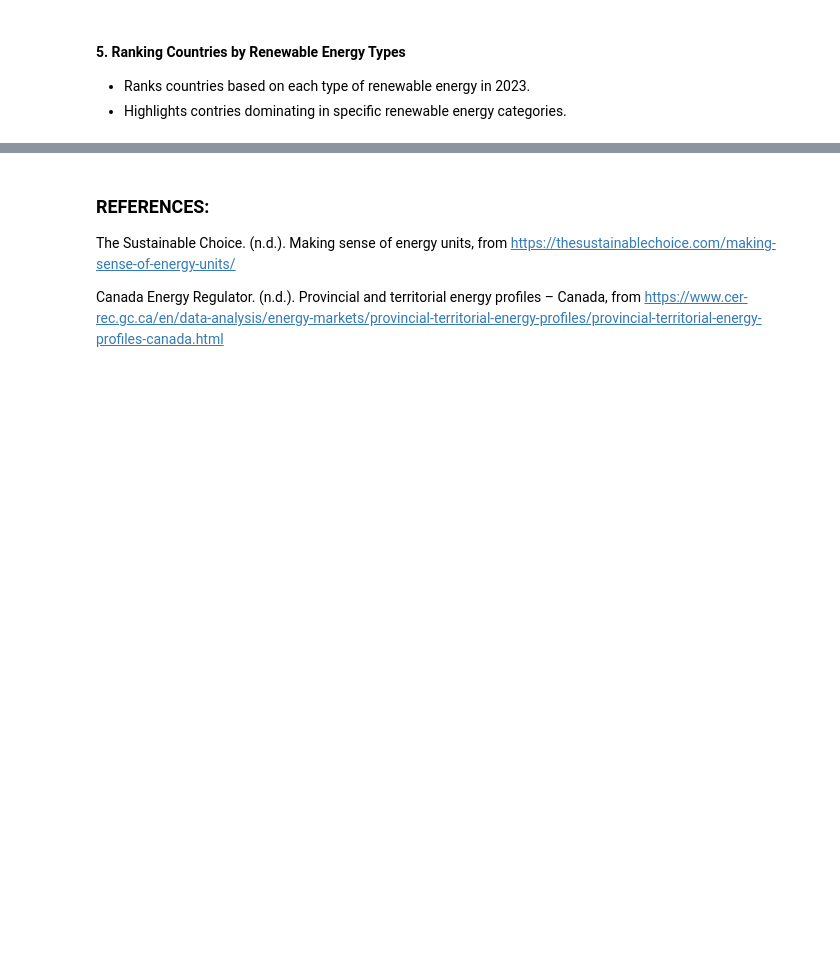
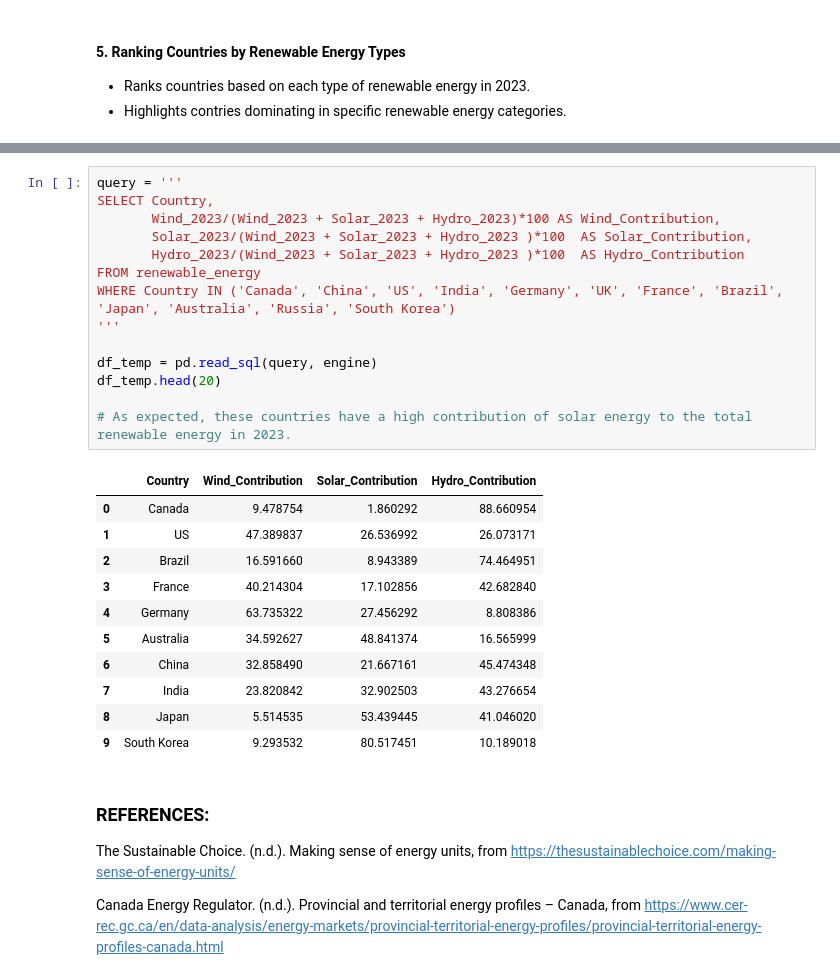
Before and after one commit to malharnd/Energy-Pulse, a Jupyter notebook: notebooks/malhar/data_clean.ipynb, the cells around one changed output, grey strips where cells are left out. Saved outputs shown, nothing was run; the diff lists cells and outputs as text; blank space fills up the shorter version.

```diff
--- a/notebooks/malhar/data_clean.ipynb
+++ b/notebooks/malhar/data_clean.ipynb
@@ -266,3 +273,29 @@ df_temp.head(10)
+# %%
+query = '''
+SELECT Country,
+       Wind_2023/(Wind_2023 + Solar_2023 + Hydro_2023)*100 AS Wind_Contribution,
+       Solar_2023/(Wind_2023 + Solar_2023 + Hydro_2023 )*100  AS Solar_Contribution,
+       Hydro_2023/(Wind_2023 + Solar_2023 + Hydro_2023 )*100  AS Hydro_Contribution
+FROM renewable_energy
+WHERE Country IN ('Canada', 'China', 'US', 'India', 'Germany', 'UK', 'France', 'Brazil', 'Japan', 'Australia', 'Russia', 'South Korea')
+'''
+
+df_temp = pd.read_sql(query, engine)
+df_temp.head(20)
+
+# As expected, these countries have a high contribution of solar energy to the total renewable energy in 2023.
+# %% [output]
+|  | Country | Wind_Contribution | Solar_Contribution | Hydro_Contribution |
+| 0 | Canada | 9.478754 | 1.860292 | 88.660954 |
+| 1 | US | 47.389837 | 26.536992 | 26.073171 |
+| 2 | Brazil | 16.591660 | 8.943389 | 74.464951 |
+| 3 | France | 40.214304 | 17.102856 | 42.682840 |
+| 4 | Germany | 63.735322 | 27.456292 | 8.808386 |
+| 5 | Australia | 34.592627 | 48.841374 | 16.565999 |
+| 6 | China | 32.858490 | 21.667161 | 45.474348 |
+| 7 | India | 23.820842 | 32.902503 | 43.276654 |
+| 8 | Japan | 5.514535 | 53.439445 | 41.046020 |
+| 9 | South Korea | 9.293532 | 80.517451 | 10.189018 |
 # %% [markdown]
 ### REFERENCES:
 
```
Also changed, not shown: parts of 1 cell of this notebook, 9 other files.
